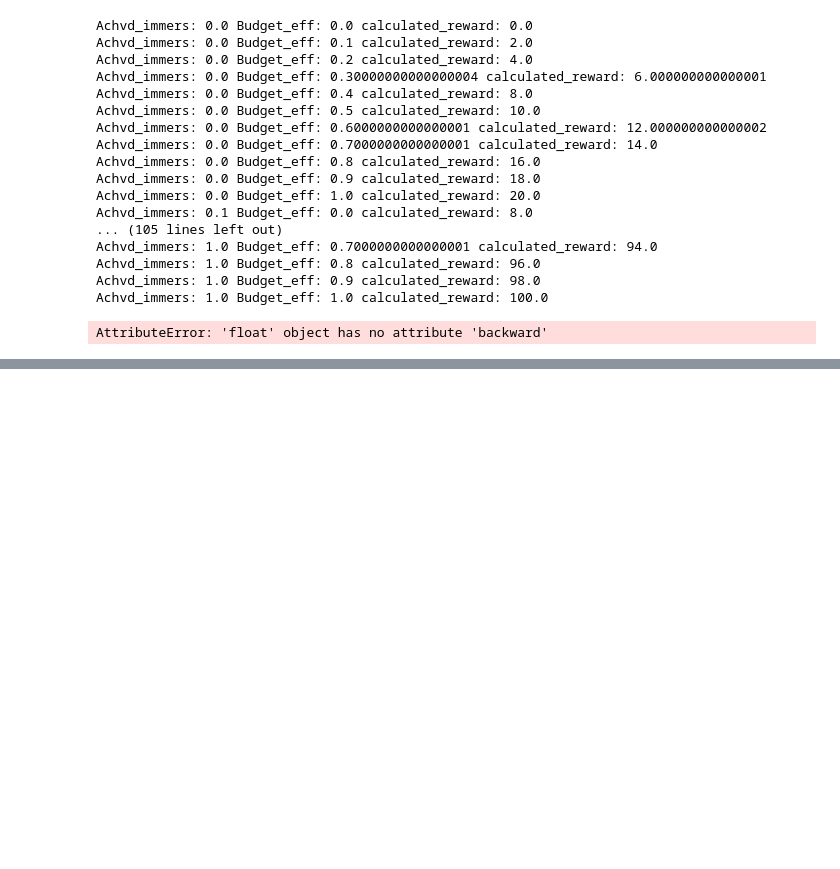
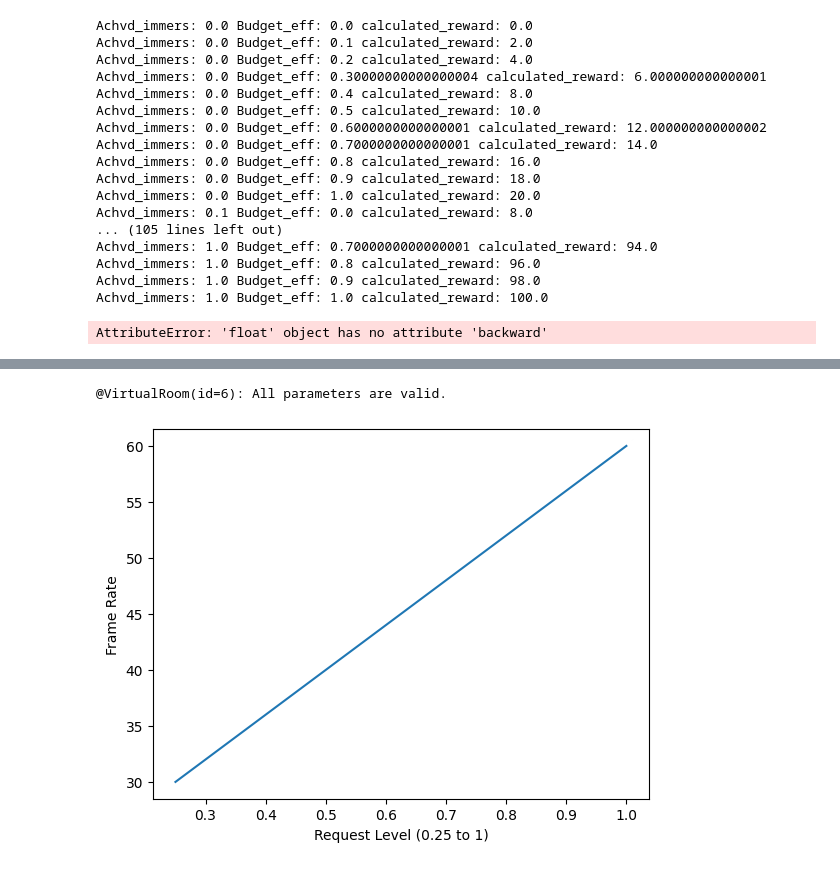
Before and after one commit to AMR-aa1405465/Cooperative_multi, a Jupyter notebook: general_testing.ipynb, the cells around one changed output, grey strips where cells are left out. Saved outputs shown, nothing was run; the diff lists cells and outputs as text; code cells hidden in the pictures; blank space fills up the shorter version.

```diff
--- a/general_testing.ipynb
+++ b/general_testing.ipynb
@@ -1141,0 +1194,55 @@ AttributeError: 'float' object has no attribute 'backward'
+# %%
+#plot the following
+import matplotlib.pyplot as plt
+import numpy as np
+from model.VirtualRoom import VirtualRoom
+
+
+vroom = VirtualRoom(
+                min_bitrate=20,
+                max_bitrate=25,
+                min_frame_rate=30,
+                max_frame_rate=60,
+                min_structural_accuracy=0.6,
+                max_structural_accuracy=1,
+                rotation_speed=400,
+                quality_weights={'ssim': 0.5, 'vmaf': 0.5},
+                user_scaling_factor=0.7,
+                unit_bandwidth_cost=0.01,
+                unit_compute_cost=0.01,
+                min_behavioral_accuracy=0.5,
+                max_behavioral_accuracy=1,
+                max_users=10,
+                user_scale_compute=0.7,
+                user_scale_bandwidth=0.9,
+                user_density_factor=0.8,
+                resource_sharing_factor=0.6,
+                polygon_count=200_000,
+                physics_objects=50,
+                interaction_points=5,
+                num_sensors=50,
+                state_variables=30,
+                update_frequency=2
+            )
+
+frame_rate_list = []
+for r in np.arange(0.25,1.25,0.25):
+    frame_rate = np.interp(r, [0.25, 1], [vroom.min_frame_rate, vroom.max_frame_rate])
+    # bitrate = np.interp(r, [0.25, 1], [vroom.min_bitrate, vroom.max_bitrate])
+    frame_rate_list.append(frame_rate)
+
+x = np.arange(0.25,1.25,0.25)
+y = frame_rate_list[:]
+
+# plt.title("Frame Rate")
+plt.xlabel("Request Level (0.25 to 1)")
+plt.ylabel("Frame Rate")
+plt.plot(x,y)
+plt.show()
+
+
+# frame_rate = np.interp(action[1], [0.25, 1], [self.room.min_frame_rate, self.room.max_frame_rate])
+# behavioral_accuracy = np.interp(action[2], [0.25, 1],[self.room.min_behavioral_accuracy, self.room.max_behavioral_accuracy])
+# %% [output]
+@VirtualRoom(id=6): All parameters are valid.
+[figure, added]
```
Also changed, not shown: parts of 14 cells of this notebook, 6 other files.
